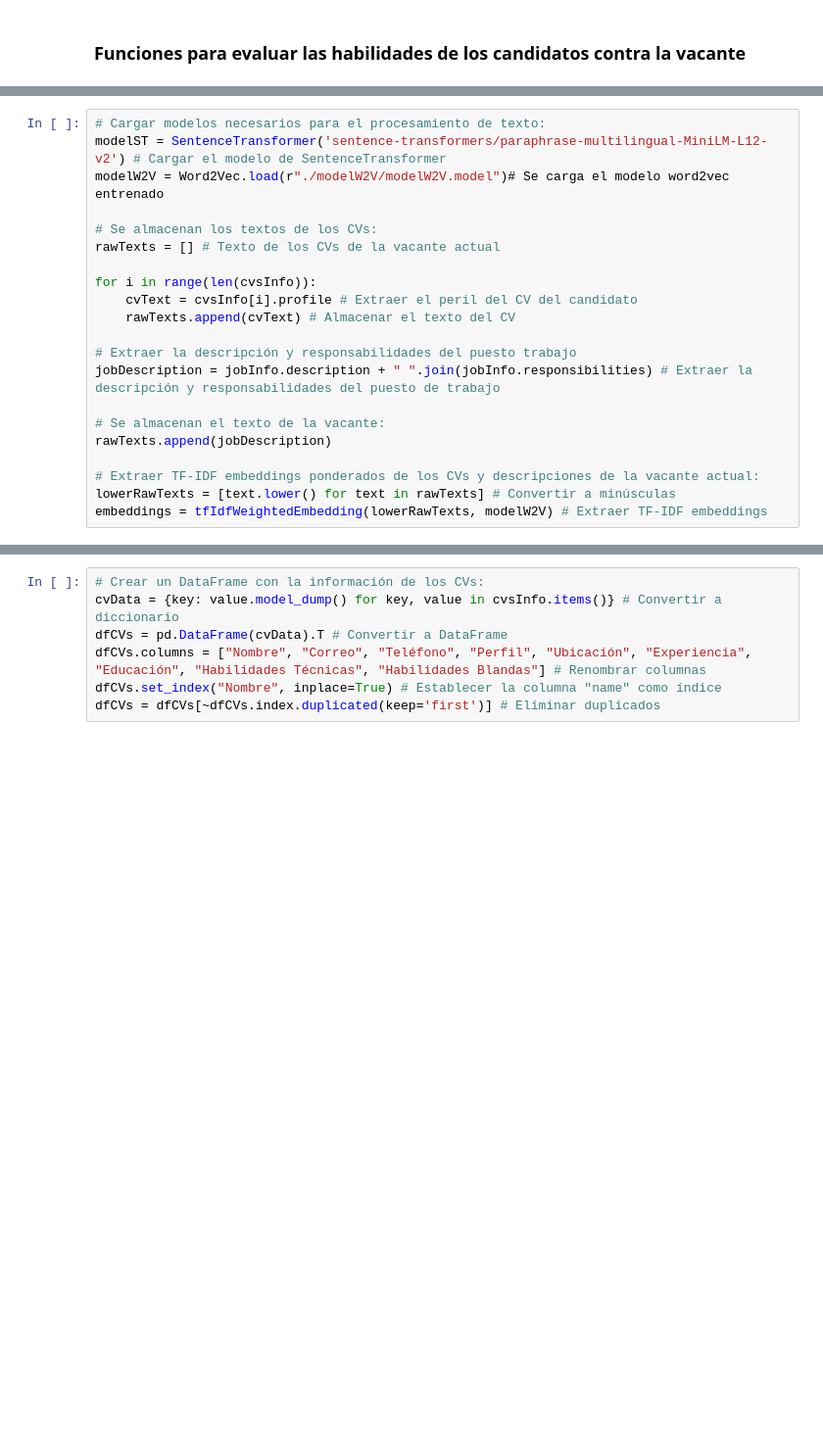
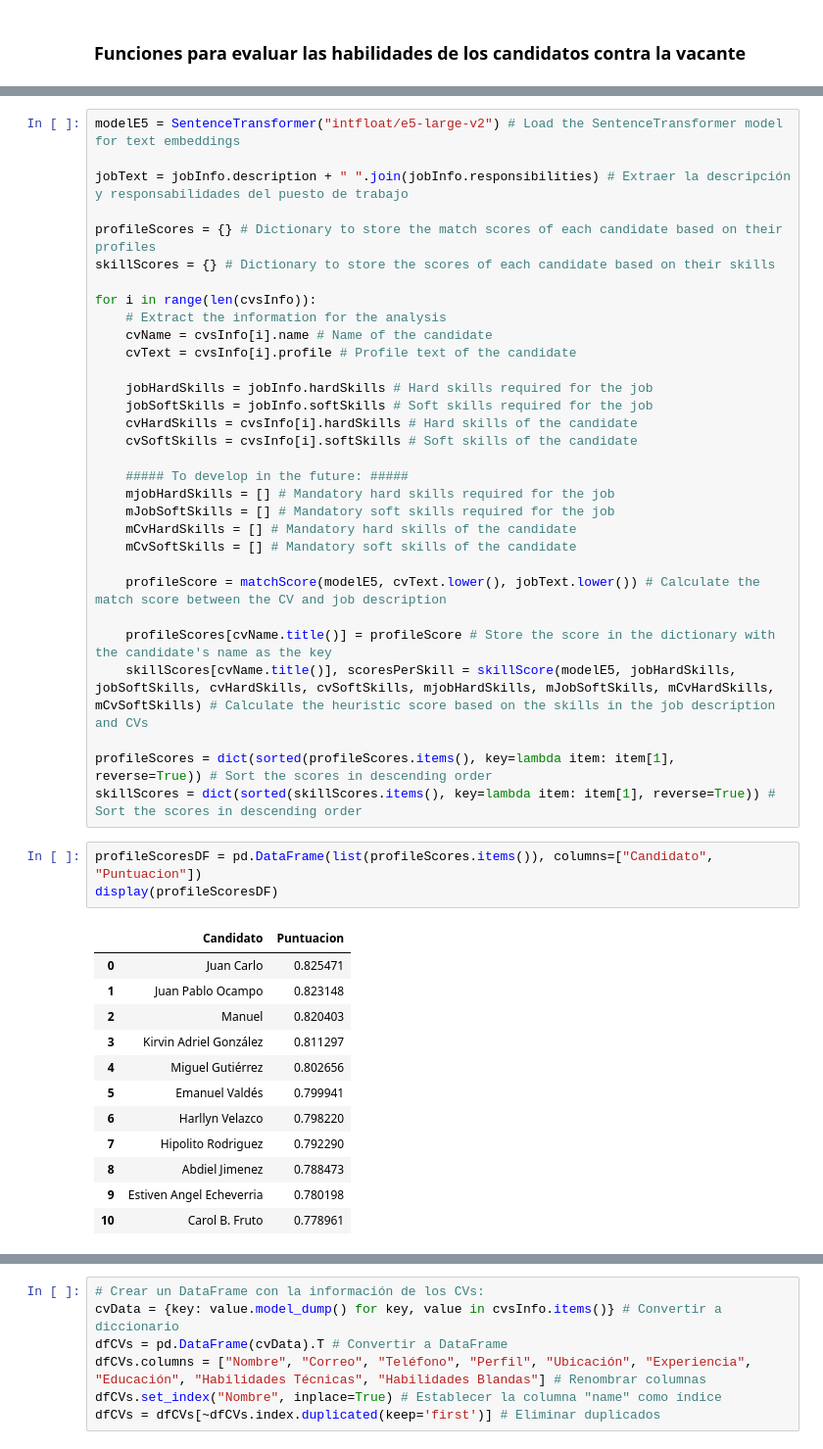
Before and after one commit to StevoAngel/ProfileMatchAI, a Jupyter notebook: ProfileMatchAI.ipynb, the cells around one changed output, grey strips where cells are left out. Shown: that part at 98% size. Drawn from its saved outputs; the diff is of its cells as text; blank space fills up the shorter version.

Commit message:
Modifying to use E5 model instead of W2V, Sentence-Bert and TF-IDF

```diff
--- a/ProfileMatchAI.ipynb
+++ b/ProfileMatchAI.ipynb
@@ -305,21 +340,47 @@ Procesado: C:\Users\estiv\NLP_p2025\CVBestFit\cvs\MiguelGQcv.pdf
 # %%
-# Cargar modelos necesarios para el procesamiento de texto:
-modelST = SentenceTransformer('sentence-transformers/paraphrase-multilingual-MiniLM-L12-v2') # Cargar el modelo de SentenceTransformer
-modelW2V = Word2Vec.load(r"./modelW2V/modelW2V.model")# Se carga el modelo word2vec entrenado
+modelE5 = SentenceTransformer("intfloat/e5-large-v2") # Load the SentenceTransformer model for text embeddings
 
-# Se almacenan los textos de los CVs:
-rawTexts = [] # Texto de los CVs de la vacante actual
+jobText = jobInfo.description + " ".join(jobInfo.responsibilities) # Extraer la descripción y responsabilidades del puesto de trabajo
+
+profileScores = {} # Dictionary to store the match scores of each candidate based on their profiles
+skillScores = {} # Dictionary to store the scores of each candidate based on their skills
 
 for i in range(len(cvsInfo)):
-    cvText = cvsInfo[i].profile # Extraer el peril del CV del candidato
-    rawTexts.append(cvText) # Almacenar el texto del CV
+    # Extract the information for the analysis
+    cvName = cvsInfo[i].name # Name of the candidate
+    cvText = cvsInfo[i].profile # Profile text of the candidate
 
-# Extraer la descripción y responsabilidades del puesto trabajo
-jobDescription = jobInfo.description + " ".join(jobInfo.responsibilities) # Extraer la descripción y responsabilidades del puesto de trabajo
+    jobHardSkills = jobInfo.hardSkills # Hard skills required for the job
+    jobSoftSkills = jobInfo.softSkills # Soft skills required for the job
+    cvHardSkills = cvsInfo[i].hardSkills # Hard skills of the candidate
+    cvSoftSkills = cvsInfo[i].softSkills # Soft skills of the candidate
 
-# Se almacenan el texto de la vacante:
-rawTexts.append(jobDescription)
+    ##### To develop in the future: #####
+    mjobHardSkills = [] # Mandatory hard skills required for the job
+    mJobSoftSkills = [] # Mandatory soft skills required for the job
+    mCvHardSkills = [] # Mandatory hard skills of the candidate
+    mCvSoftSkills = [] # Mandatory soft skills of the candidate
 
-# Extraer TF-IDF embeddings ponderados de los CVs y descripciones de la vacante actual:
-lowerRawTexts = [text.lower() for text in rawTexts] # Convertir a minúsculas
-embeddings = tfIdfWeightedEmbedding(lowerRawTexts, modelW2V) # Extraer TF-IDF embeddings
+    profileScore = matchScore(modelE5, cvText.lower(), jobText.lower()) # Calculate the match score between the CV and job description
+
+    profileScores[cvName.title()] = profileScore # Store the score in the dictionary with the candidate's name as the key
+    skillScores[cvName.title()], scoresPerSkill = skillScore(modelE5, jobHardSkills, jobSoftSkills, cvHardSkills, cvSoftSkills, mjobHardSkills, mJobSoftSkills, mCvHardSkills, mCvSoftSkills) # Calculate the heuristic score based on the skills in the job description and CVs
+
+profileScores = dict(sorted(profileScores.items(), key=lambda item: item[1], reverse=True)) # Sort the scores in descending order
+skillScores = dict(sorted(skillScores.items(), key=lambda item: item[1], reverse=True)) # Sort the scores in descending order
+# %%
+profileScoresDF = pd.DataFrame(list(profileScores.items()), columns=["Candidato", "Puntuacion"])
+display(profileScoresDF)
+# %% [output]
+|  | Candidato | Puntuacion |
+| 0 | Juan Carlo | 0.825471 |
+| 1 | Juan Pablo Ocampo | 0.823148 |
+| 2 | Manuel | 0.820403 |
+| 3 | Kirvin Adriel González | 0.811297 |
+| 4 | Miguel Gutiérrez | 0.802656 |
+| 5 | Emanuel Valdés | 0.799941 |
+| 6 | Harllyn Velazco | 0.798220 |
+| 7 | Hipolito Rodriguez | 0.792290 |
+| 8 | Abdiel Jimenez | 0.788473 |
+| 9 | Estiven Angel Echeverria | 0.780198 |
+| 10 | Carol B. Fruto | 0.778961 |
```
Also changed, not shown: parts of 17 cells of this notebook, 1 other file.
